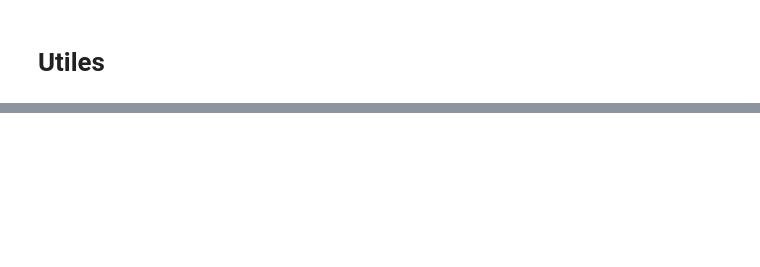
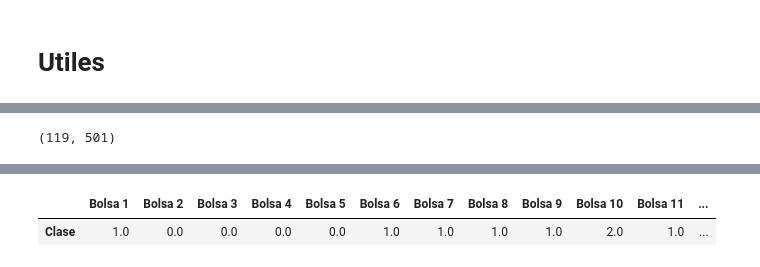
Before and after one commit to samuel1a0/prb_clustering, a Jupyter notebook: intento_3.ipynb, the cells around one changed output, grey strips where cells are left out. Saved outputs shown, nothing was run; the diff lists cells and outputs as text; code cells hidden in the pictures; blank space fills up the shorter version.

```diff
--- a/intento_3.ipynb
+++ b/intento_3.ipynb
@@ -74,0 +304,16 @@ new_index.remove('Bolsa 4-3')
+# %%
+re = KernelPCA(n_components=1, kernel="poly")
+data = datos_crudos(reductor=re)
+print(data.shape)
+
+model_2 = KMeans(n_clusters=3, random_state=10)
+pipe_k_2 = Pipeline([("scaler", preprocessing.StandardScaler() ),
+                   ("tv", VarianceThreshold(.9*(1-.9)) ),
+                   ("pca", PCA(n_components=8, random_state=10) )])
+
+data_p_2 = pd.DataFrame(pipe_k_2.fit_transform(data))
+k_cls_2 = model_2.fit_predict(data_p_2)
+plot_cls("KMeans", data=data_p_2, labels=k_cls_2, centers=model_2.cluster_centers_)
+clases_bolsa(data_p_2)
+# %% [output]
+(119, 501)
@@ -74,0 +322,2 @@ new_index.remove('Bolsa 4-3')
+|  | Bolsa 1 | Bolsa 2 | Bolsa 3 | Bolsa 4 | Bolsa 5 | Bolsa 6 | Bolsa 7 | Bolsa 8 | Bolsa 9 | Bolsa 10 | Bolsa 11 | ... |
+| Clase | 1.0 | 0.0 | 0.0 | 0.0 | 0.0 | 1.0 | 1.0 | 1.0 | 1.0 | 2.0 | 1.0 | ... |
```
Also changed, not shown: parts of 25 cells of this notebook.
